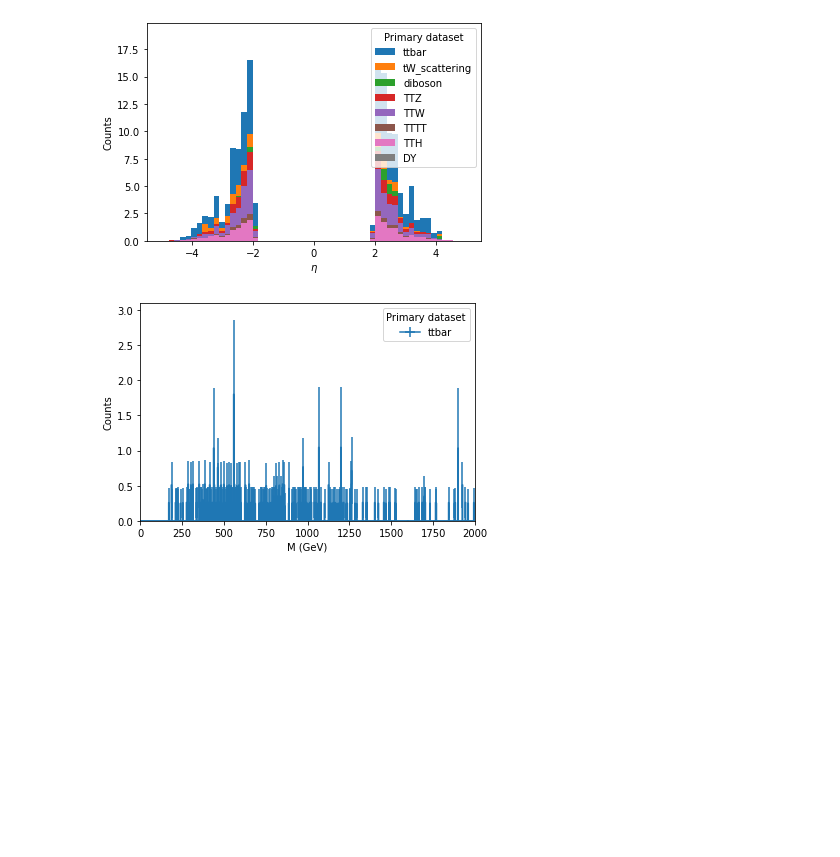
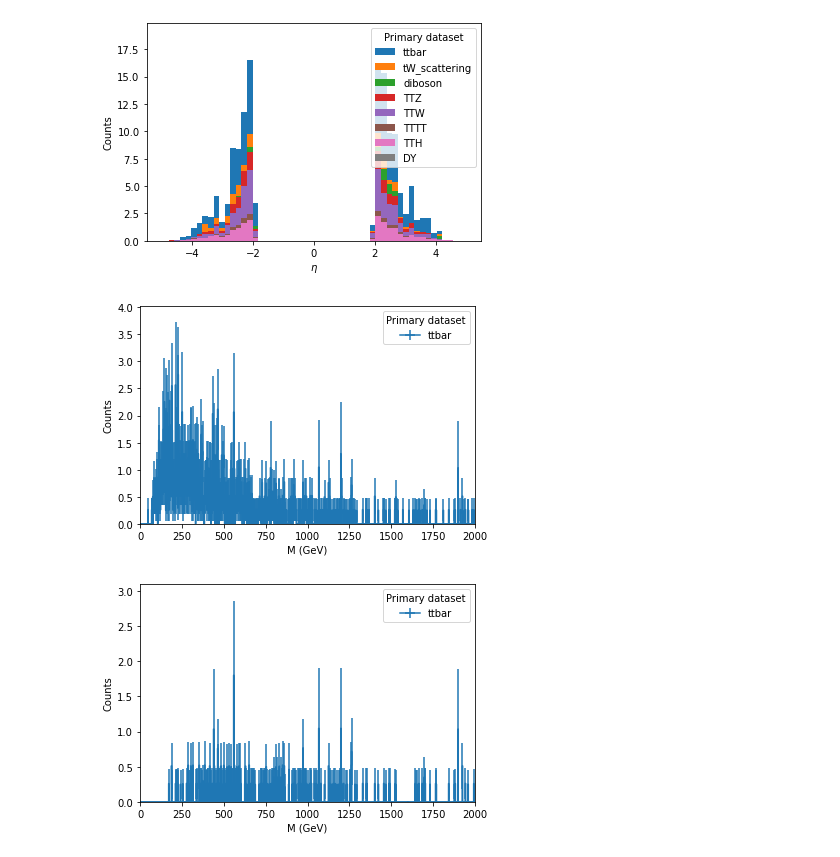
Before and after one commit to mirandabryson/tW_scattering, a Jupyter notebook: processor/strong_tW.ipynb, the cells around one changed output. Saved outputs shown, nothing was run; the diff lists cells and outputs as text; code cells hidden in the pictures; blank space fills up the shorter version.

```diff
--- a/processor/strong_tW.ipynb
+++ b/processor/strong_tW.ipynb
@@ -73,6 +74,7 @@ class analysisProcessor(processor.ProcessorABC):
             "ST" :          hist.Hist("Counts", dataset_axis, ht_axis),
             "mbj_max" :          hist.Hist("Counts", dataset_axis, mass_axis),
             "mjj_max" :          hist.Hist("Counts", dataset_axis, mass_axis),
+            "mjj_max_baseline" :  hist.Hist("Counts", dataset_axis, mass_axis),
             "mlb_max" :          hist.Hist("Counts", dataset_axis, mass_axis),
             "mlb_min" :          hist.Hist("Counts", dataset_axis, mass_axis),
             "mlj_max" :          hist.Hist("Counts", dataset_axis, mass_axis),
@@ -205,7 +207,7 @@ class analysisProcessor(processor.ProcessorABC):
         cutflow.addRow( 'Mll',         Mll_veto2 ) # switched to not so strict Z veto
         cutflow.addRow( 'MET>50',      met )
 
-        baseline = cutflow.selection
+        baseline = copy.deepcopy(cutflow.selection)
 
         cutflow.addRow( 'eta_fwd',     eta_fwd )
         cutflow.addRow( 'deltaEtaJJ',  deltaEtaJJMin )
@@ -234,6 +236,7 @@ class analysisProcessor(processor.ProcessorABC):
         output['N_dimu'].fill(dataset=dataset, multiplicity=dimuon[event_selection].counts, weight=df['weight'][event_selection]*cfg['lumi'])
 
         output['mjj_max'].fill(dataset=dataset, mass=mjj_max[event_selection].flatten(), weight=df['weight'][event_selection]*cfg['lumi'])
+        output['mjj_max_baseline'].fill(dataset=dataset, mass=mjj_max[baseline].flatten(), weight=df['weight'][baseline]*cfg['lumi'])
 
         return output
 
@@ -287,6 +290,11 @@ histogram = output['eta_spec_max']
 ax = hist.plot1d(histogram,overlay="dataset", stack=True)
 # %% [output]
 [figure]
+# %%
+histogram = output['mjj_max_baseline']
+ax = hist.plot1d(histogram['ttbar'],overlay="dataset", stack=False)
+# %% [output]
+[figure, added]
 # %%
 histogram = output['mjj_max']
 ax = hist.plot1d(histogram['ttbar'],overlay="dataset", stack=False)
```
Also changed, not shown: parts of 12 cells of this notebook, 2 other files.
